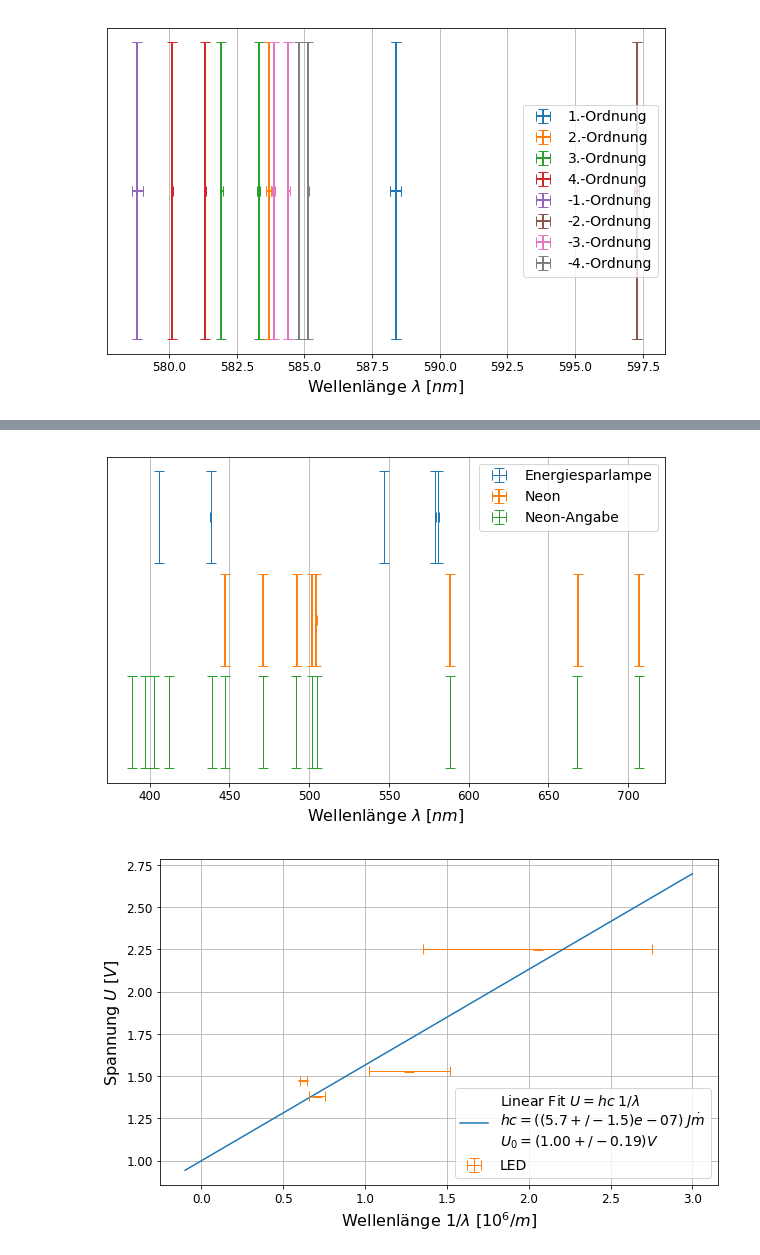
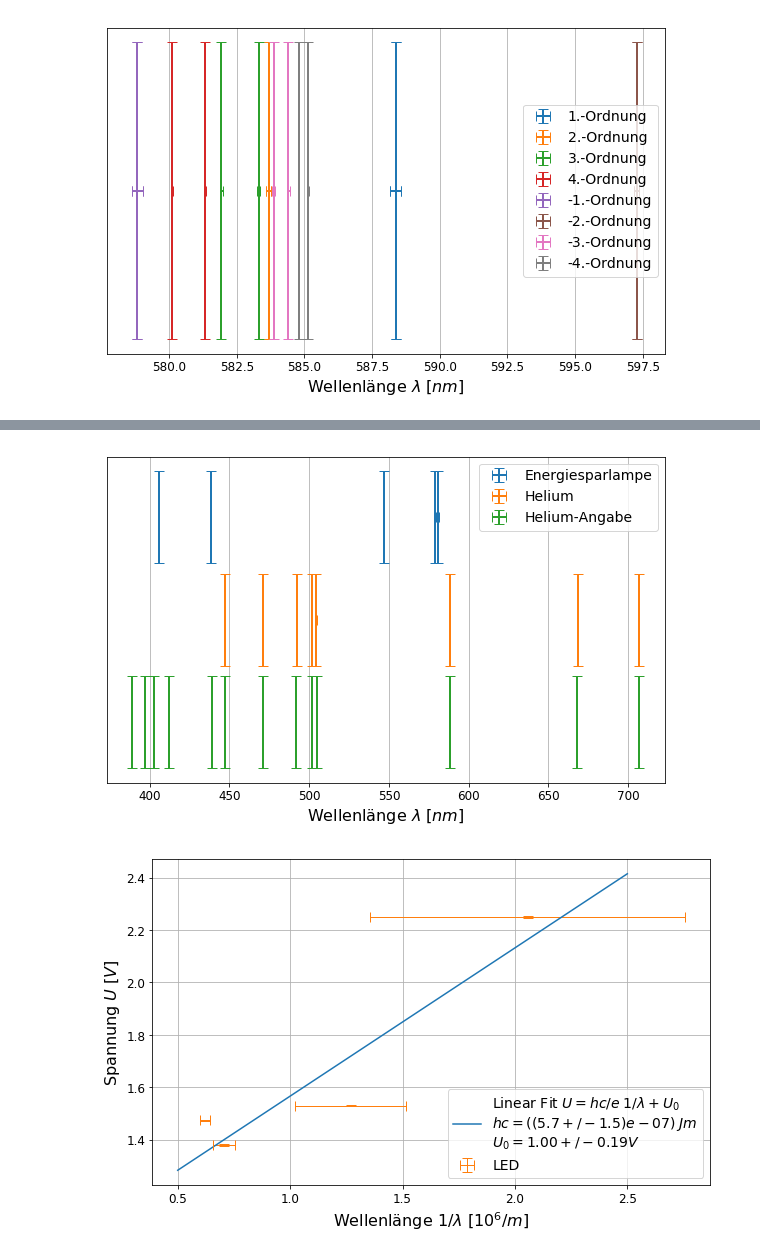
Before and after one commit to dfb159/Studium, a Jupyter notebook: Exp1/Versuchsbericht 21 - O5/11Mi_O5_27_06_2018.ipynb, the cells around one changed output, grey strips where cells are left out. Drawn from its saved outputs; the diff is of its cells as text; code cells hidden in the pictures.

Commit message:
Diagramme aktualisiert

```diff
--- a/Exp1/Versuchsbericht 21 - O5/11Mi_O5_27_06_2018.ipynb
+++ b/Exp1/Versuchsbericht 21 - O5/11Mi_O5_27_06_2018.ipynb
@@ -301,13 +283,13 @@ h, s = hespar
 #plt.plot(xdata, unv(linear(xdata, *magnet)), label='Linear Fit $B=m I$\n$m = (%s)$mT/A' % tuple(magnet))
 
 xdata, ydata = s*1e9, unp.uarray([1.5]*len(s), 0.45)
-plt.errorbar(unv(xdata),unv(ydata),usd(ydata),usd(xdata),fmt=' ', capsize=5, linewidth=1, label='Energiesparlampe')
+plt.errorbar(unv(xdata),unv(ydata),usd(ydata),usd(xdata),fmt=' ', capsize=5, linewidth=2, label='Energiesparlampe')
 
 xdata, ydata = h*1e9, unp.uarray([0.5]*len(h), 0.45)
-plt.errorbar(unv(xdata),unv(ydata),usd(ydata),usd(xdata),fmt=' ', capsize=5, linewidth=2, label='Neon')
+plt.errorbar(unv(xdata),unv(ydata),usd(ydata),usd(xdata),fmt=' ', capsize=5, linewidth=2, label='Helium')
 
 xdata, ydata = heAngabe*1e9, unp.uarray([-0.5]*len(heAngabe), 0.45)
-plt.errorbar(unv(xdata),unv(ydata),usd(ydata),usd(xdata),fmt=' ', capsize=5, linewidth=1, label='Neon-Angabe')
+plt.errorbar(unv(xdata),unv(ydata),usd(ydata),usd(xdata),fmt=' ', capsize=5, linewidth=2, label='Helium-Angabe')
 
 # plt.xlim(400,401)
 plt.legend(prop={'size':fig_legendsize})
@@ -319,7 +301,7 @@ plt.yticks([])
 plt.savefig("data/EnergieSpar.pdf")
 plt.show()
 # %% [output]
-[figure, old version]
+[figure, new version]
 # %%
 # Rechnung dioden
 
@@ -333,24 +315,24 @@ latex_printValue(hc[0], "hc")
 # %%
 # Diagramm dioden
 
 fig=plt.figure(figsize=fig_size)
 #ax = plt.gca()
 #color = next(ax._get_lines.prop_cycler)['color']
 
-xdata = np.linspace(-1e5, 3e6)
-plt.plot(xdata/1e6, unv(gerade(xdata, *hc)), label='Linear Fit $U=hc\\; 1/\\lambda$\n$hc = (%s)\\;J\\. m$\n$U_0 = (%s)V$' % tuple(hc))
+xdata = np.linspace(0.5e6, 2.5e6)
+plt.plot(xdata/1e6, unv(gerade(xdata, *hc)), label='Linear Fit $U=hc/e\\; 1/\\lambda + U_0$\n$hc = (%s)\\;Jm$\n$U_0 = %s V$' % tuple(hc))
 
 xdata, ydata = 1/lamb/1e6, dioden[0]
 plt.errorbar(unv(xdata),unv(ydata),usd(ydata),usd(xdata),fmt=' ', capsize=5, linewidth=1, label='LED')
 
 # plt.xlim(400,401)
 plt.legend(prop={'size':fig_legendsize})
 plt.grid()
 plt.tick_params(labelsize=fig_labelsize)
 plt.xlabel("Wellenlänge $1/\\lambda$ [$10^6/m$]", {'fontsize': fig_legendsize+2})
 plt.ylabel("Spannung $U$ [$V$]", {'fontsize':fig_legendsize+2})
 #plt.yticks([])
 plt.savefig("data/Dioden.pdf")
 plt.show()
 # %% [output]
-[figure, old version]
+[figure, new version]
```
Also changed, not shown: parts of 2 cells of this notebook, 4 other files.
